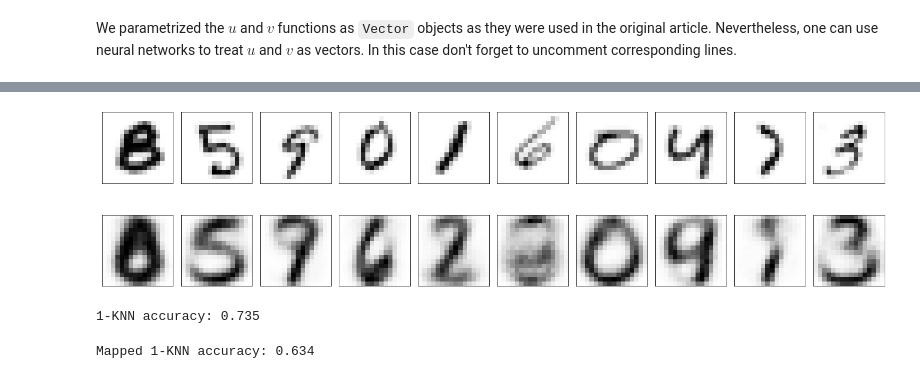
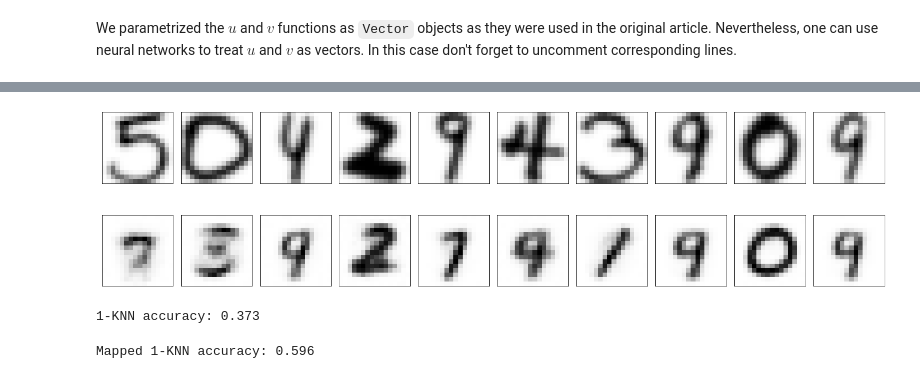
Before and after one commit to Daniil-Selikhanovych/Large-Scale-Optimal-Transport-and-Maping-Estimation, a Jupyter notebook: notebooks/domain_adaptation.ipynb, the cells around one changed output, grey strips where cells are left out. Cells and saved outputs as stored; diff of their text form; code cells hidden in the pictures.

```diff
--- a/notebooks/domain_adaptation.ipynb
+++ b/notebooks/domain_adaptation.ipynb
@@ -66,6 +68,13 @@ mnist = ConcatDataset([mnist_train, mnist_test])
 usps_train = USPS('data/usps', download=True, transform=usps_tr, train=True)
 usps_test = USPS('data/usps', download=True, transform=usps_tr, train=False)
 usps = ConcatDataset([usps_train, usps_test])
+
+source = usps
+target = mnist
+
+# # We can swap the source and the target
+# source = mnist
+# target = usps
 # %%
 BATCH_SIZE = 300
 N_BATCHES_PER_EPOCH = 10
@@ -87,6 +96,7 @@ plt.imshow(y[0, 0].numpy(), cmap="Greys")
 # %% [markdown]
 We parametrized the $u$ and $v$ functions as `Vector` objects as they were used in the original article. Nevertheless, one can use neural networks to treat $u$ and $v$ as vectors. In this case don't forget to uncomment corresponding lines.
 # %%
+## Parametrization via neural network
 # source_dual_net = nn.Sequential(
 #     nn.Flatten(),
 #     nn.Linear(h * w, 1024),
@@ -98,8 +108,11 @@ We parametrized the $u$ and $v$ functions as `Vector` objects as they were used
 #     nn.Linear(1024, 1),
 #     nn.Flatten(start_dim=0)
 # )
-source_dual_net = Vector(initial=1e-2 * torch.randn(len(mnist)))
 
+## Parametrization via vector
+source_dual_net = Vector(initial=1e-2 * torch.randn(len(source)))
+
+## Parametrization via neural network
 # target_dual_net = nn.Sequential(
 #     nn.Flatten(),
 #     nn.Linear(h * w, 1024),
@@ -111,7 +124,9 @@ source_dual_net = Vector(initial=1e-2 * torch.randn(len(mnist)))
 #     nn.Linear(1024, 1),
 #     nn.Flatten(start_dim=0)
 # )
-target_dual_net = Vector(initial=1e-2 * torch.randn(len(usps)))
+
+## Parametrization via vector
+target_dual_net = Vector(initial=1e-2 * torch.randn(len(target)))
 
 source_to_target_net = nn.Sequential(
     nn.Flatten(),
@@ -164,29 +179,29 @@ plt.plot(mapping_losses)
 # %%
 n_samples = 10
-idx = torch.multinomial(torch.ones(len(mnist)), n_samples)
+idx = torch.multinomial(torch.ones(len(source)), n_samples)
 ot.eval().cpu()
 
 fig, axes = plt.subplots(2, n_samples, figsize=(20, 6))
 
 for i in range(n_samples):
-    img = mnist[idx[i]][0]
+    img = source[idx[i]][0]
     axes[0, i].imshow(img.squeeze(), cmap="Greys")
     axes[0, i].set_xticks([])
     axes[0, i].set_yticks([])
 
     mapped = ot.map(img.reshape(1, 1, h, w))
     axes[1, i].imshow(mapped.squeeze().detach().numpy(), cmap="Greys")
     axes[1, i].set_xticks([])
     axes[1, i].set_yticks([])
 
 plt.tight_layout()
 fig.savefig("mappings.png")
 # %% [output]
-[figure, old version]
+[figure, new version]
 # %%
 X_source, y_source = [], []
-for i in tqdm(range(len(mnist)), "MNIST"):
-    X, y = mnist[i]
+for i in tqdm(range(len(source)), "Source"):
+    X, y = source[i]
     X_source.append(X)
     y_source.append(y)
 
@@ -194,8 +209,8 @@ X_source = torch.cat(X_source).reshape(-1, h*w).numpy()
 y_source = np.array(y_source)
 
 X_target, y_target = [], []
-for i in tqdm(range(len(usps)), "USPS"):
-    X, y = usps[i]
+for i in tqdm(range(len(target)), "Target"):
+    X, y = target[i]
     X_target.append(X)
     y_target.append(y)
 
@@ -212,8 +227,8 @@ y_pred = clf.predict(X_target)
 print("1-KNN accuracy: {:.3f}".format(accuracy_score(y_target, y_pred)))
 
 X_source_mapped, y_source_mapped = [], []
-for i in tqdm(range(len(mnist)), "MNIST -> USPS"):
-    X, y = mnist[i]
+for i in tqdm(range(len(source)), "Source -> Target"):
+    X, y = source[i]
     mapped = ot.map(X.reshape(1, 1, h, w))
     X_source_mapped.append(mapped.squeeze())
     y_source_mapped.append(y)
@@ -227,7 +242,7 @@ clf.fit(X_source_mapped, y_source_mapped)
 y_pred = clf.predict(X_target)
 print("Mapped 1-KNN accuracy: {:.3f}".format(accuracy_score(y_target, y_pred)))
 # %% [output]
-1-KNN accuracy: 0.735
+1-KNN accuracy: 0.373
-Mapped 1-KNN accuracy: 0.634
+Mapped 1-KNN accuracy: 0.596
 # %%
 torch.save(ot, 'adaptation_model.pth')
```
Also changed, not shown: parts of 5 cells of this notebook, 4 other files.
